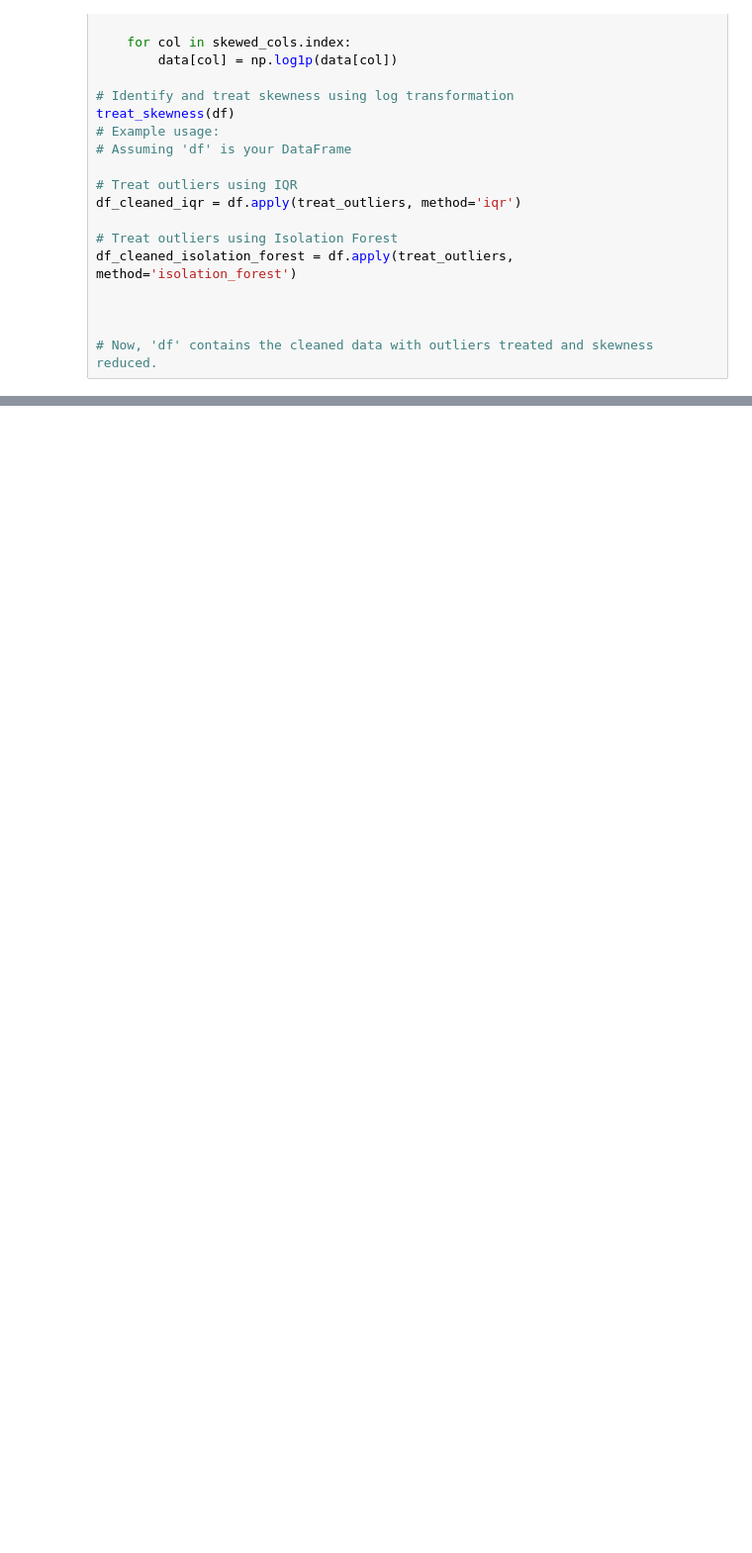
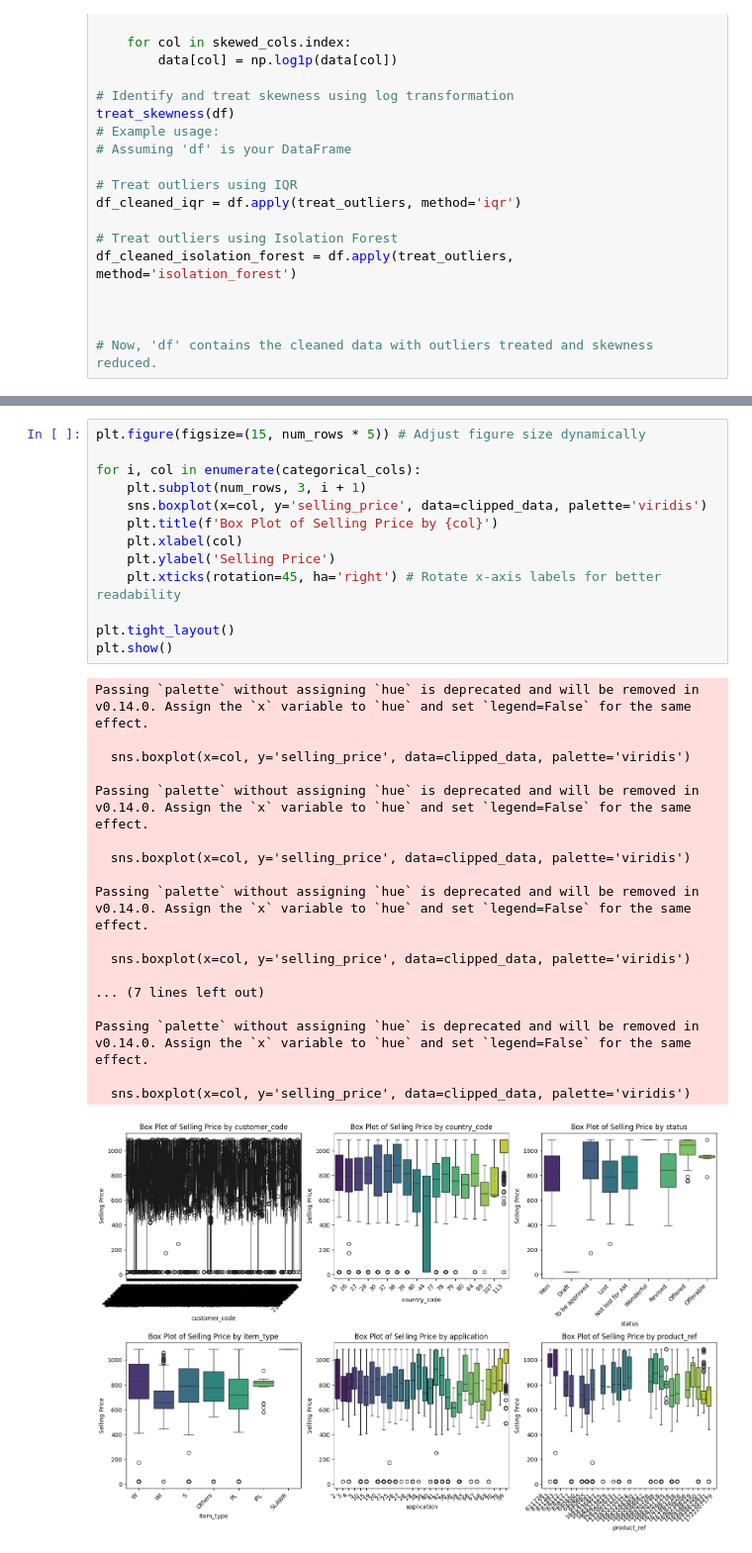
Before and after one commit to Shyams728/copper_ml_project, a Jupyter notebook: copper_EDA.ipynb, the cells around one changed output, grey strips where cells are left out. Shown at 99% size. Saved outputs shown, nothing was run; the diff lists cells and outputs as text; blank space fills up the shorter version.

```diff
--- a/copper_EDA.ipynb
+++ b/copper_EDA.ipynb
@@ -668,0 +771,32 @@ df_cleaned_isolation_forest = df.apply(treat_outliers, method='isolation_forest'
+# %%
+plt.figure(figsize=(15, num_rows * 5)) # Adjust figure size dynamically
+
+for i, col in enumerate(categorical_cols):
+    plt.subplot(num_rows, 3, i + 1)
+    sns.boxplot(x=col, y='selling_price', data=clipped_data, palette='viridis')
+    plt.title(f'Box Plot of Selling Price by {col}')
+    plt.xlabel(col)
+    plt.ylabel('Selling Price')
+    plt.xticks(rotation=45, ha='right') # Rotate x-axis labels for better readability
+
+plt.tight_layout()
+plt.show()
+# %% [output]
+Passing `palette` without assigning `hue` is deprecated and will be removed in v0.14.0. Assign the `x` variable to `hue` and set `legend=False` for the same effect.
+
+  sns.boxplot(x=col, y='selling_price', data=clipped_data, palette='viridis')
+
+Passing `palette` without assigning `hue` is deprecated and will be removed in v0.14.0. Assign the `x` variable to `hue` and set `legend=False` for the same effect.
+
+  sns.boxplot(x=col, y='selling_price', data=clipped_data, palette='viridis')
+
+Passing `palette` without assigning `hue` is deprecated and will be removed in v0.14.0. Assign the `x` variable to `hue` and set `legend=False` for the same effect.
+
+  sns.boxplot(x=col, y='selling_price', data=clipped_data, palette='viridis')
+
+... (7 lines left out)
+
+Passing `palette` without assigning `hue` is deprecated and will be removed in v0.14.0. Assign the `x` variable to `hue` and set `legend=False` for the same effect.
+
+  sns.boxplot(x=col, y='selling_price', data=clipped_data, palette='viridis')
+[figure, added]
```
Also changed, not shown: parts of 113 cells of this notebook.
